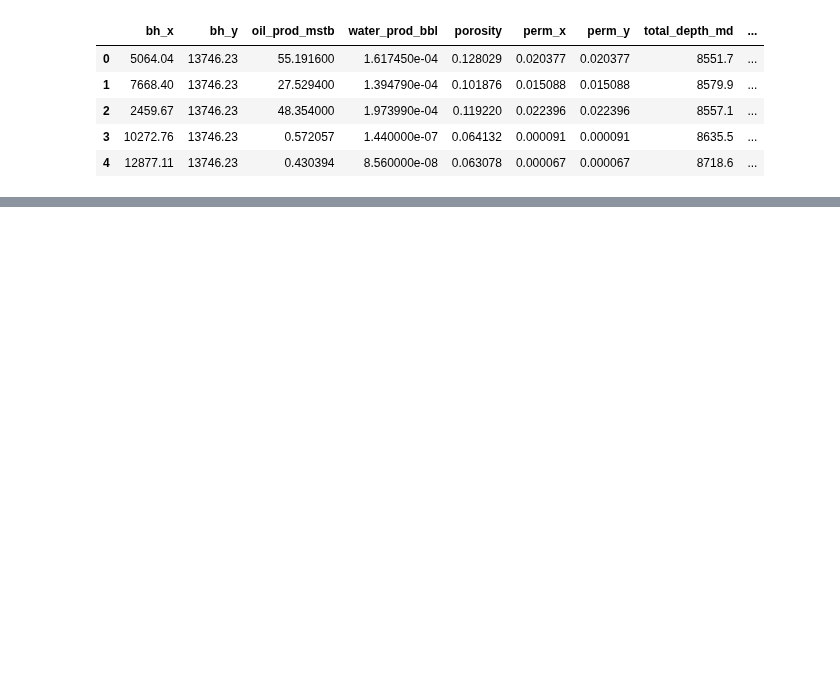
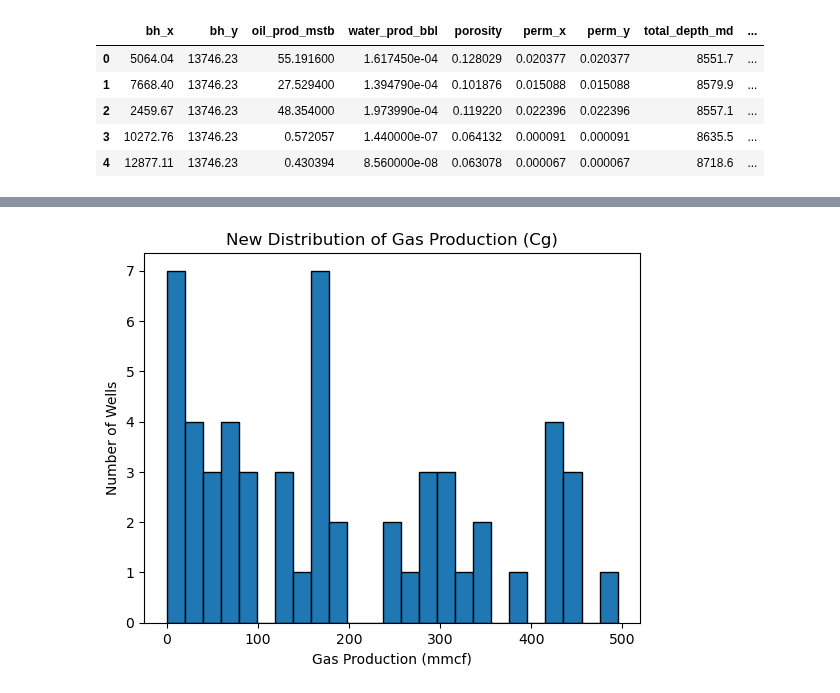
Before and after one commit to elnflores/NSC-325-Sweet-Spot-Identification, a Jupyter notebook: Sweet-Spot-Identification.ipynb, the cells around one changed output, grey strips where cells are left out. Cells and saved outputs as stored; diff of their text form; code cells hidden in the pictures; blank space fills up the shorter version.

```diff
--- a/Sweet-Spot-Identification.ipynb
+++ b/Sweet-Spot-Identification.ipynb
@@ -120,0 +185,12 @@ df.head()
+# %%
+# Histogram for gas production after imputation
+plt.hist(df['gas_prod_mmcf'], bins=25, edgecolor='black')
+
+# Titles and labels
+plt.title("New Distribution of Gas Production (Cg)")
+plt.xlabel("Gas Production (mmcf)")
+plt.ylabel("Number of Wells")
+
+plt.show()
+# %% [output]
+[figure, added]
```
Also changed, not shown: parts of 6 cells of this notebook.
